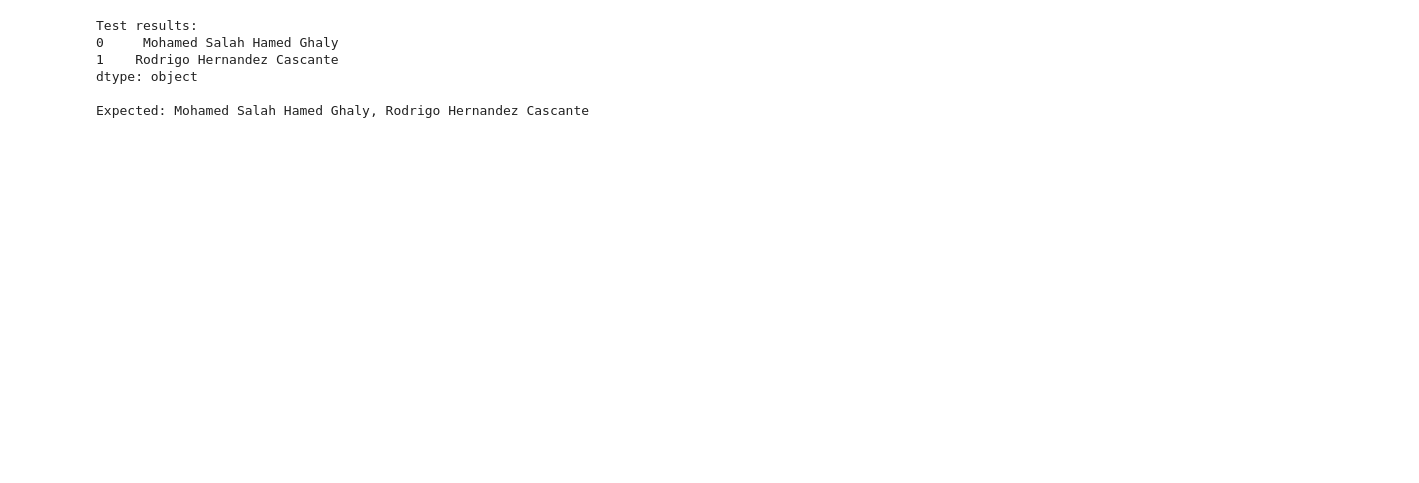
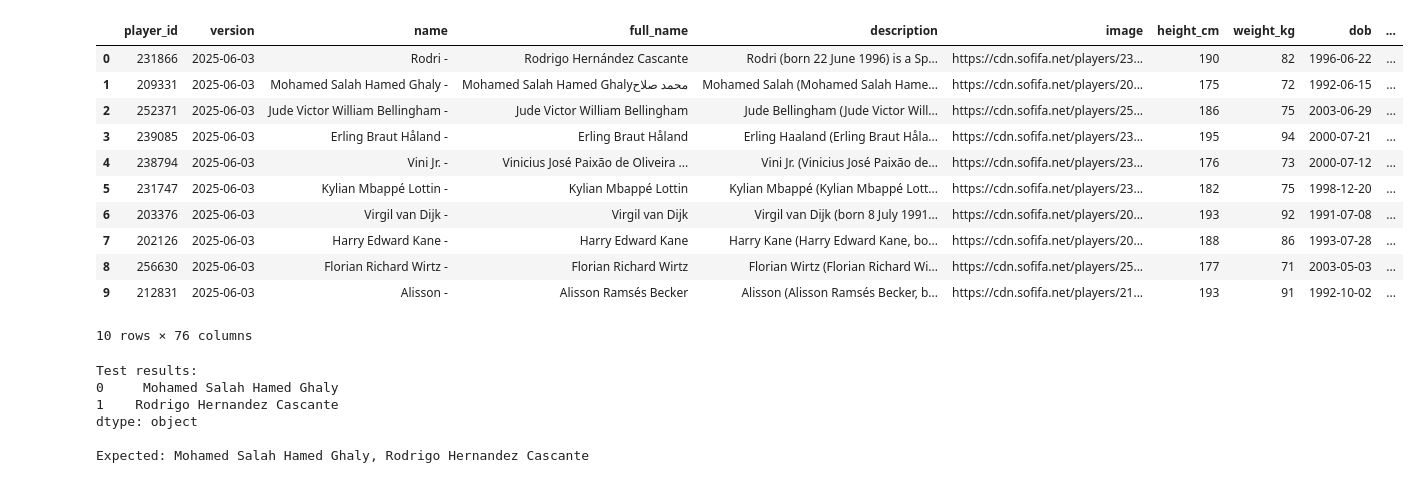
Before and after one commit to JackyJoh/fut, a Jupyter notebook: notebooks/mergeFIFA.ipynb, the cells around one changed output. Cells and saved outputs as stored; diff of their text form; code cells hidden in the pictures; blank space fills up the shorter version.

```diff
--- a/notebooks/mergeFIFA.ipynb
+++ b/notebooks/mergeFIFA.ipynb
@@ -4,9 +4,22 @@ RAW_DATA_DIR = '../data/raw'
 # %%
 df_25 = pd.read_csv(f'{RAW_DATA_DIR}/fifa_25.csv', dtype = str)
 df_25_2 = pd.read_csv(f'{RAW_DATA_DIR}/fifa_25_2.csv', dtype = str)
 # Remove 'gender' == 'F' for df_25_2
 df_25_2 = df_25_2[df_25_2['gender'] != 'F']
 df_25_2 = df_25_2.drop(columns=['gender', 'rank'])
 df_25_2.rename(columns={'player_name': 'name'}, inplace=True)
-#df_25_2.head(10)
+df_25.head(10)
+# %% [output]
+|  | player_id | version | name | full_name | description | image | height_cm | weight_kg | dob | ... |
+| 0 | 231866 | 2025-06-03 | Rodri - | Rodrigo Hernández Cascante | Rodri (born 22 June 1996) is a Sp... | https://cdn.sofifa.net/players/23... | 190 | 82 | 1996-06-22 | ... |
+| 1 | 209331 | 2025-06-03 | Mohamed Salah Hamed Ghaly - | Mohamed Salah Hamed Ghalyمحمد صلاح | Mohamed Salah (Mohamed Salah Hame... | https://cdn.sofifa.net/players/20... | 175 | 72 | 1992-06-15 | ... |
+| 2 | 252371 | 2025-06-03 | Jude Victor William Bellingham - | Jude Victor William Bellingham | Jude Bellingham (Jude Victor Will... | https://cdn.sofifa.net/players/25... | 186 | 75 | 2003-06-29 | ... |
+| 3 | 239085 | 2025-06-03 | Erling Braut Håland - | Erling Braut Håland | Erling Haaland (Erling Braut Håla... | https://cdn.sofifa.net/players/23... | 195 | 94 | 2000-07-21 | ... |
+| 4 | 238794 | 2025-06-03 | Vini Jr. - | Vinicius José Paixão de Oliveira ... | Vini Jr. (Vinicius José Paixão de... | https://cdn.sofifa.net/players/23... | 176 | 73 | 2000-07-12 | ... |
+| 5 | 231747 | 2025-06-03 | Kylian Mbappé Lottin - | Kylian Mbappé Lottin | Kylian Mbappé (Kylian Mbappé Lott... | https://cdn.sofifa.net/players/23... | 182 | 75 | 1998-12-20 | ... |
+| 6 | 203376 | 2025-06-03 | Virgil van Dijk - | Virgil van Dijk | Virgil van Dijk (born 8 July 1991... | https://cdn.sofifa.net/players/20... | 193 | 92 | 1991-07-08 | ... |
+| 7 | 202126 | 2025-06-03 | Harry Edward Kane - | Harry Edward Kane | Harry Kane (Harry Edward Kane, bo... | https://cdn.sofifa.net/players/20... | 188 | 86 | 1993-07-28 | ... |
+| 8 | 256630 | 2025-06-03 | Florian Richard Wirtz - | Florian Richard Wirtz | Florian Wirtz (Florian Richard Wi... | https://cdn.sofifa.net/players/25... | 177 | 71 | 2003-05-03 | ... |
+| 9 | 212831 | 2025-06-03 | Alisson - | Alisson Ramsés Becker | Alisson (Alisson Ramsés Becker, b... | https://cdn.sofifa.net/players/21... | 193 | 91 | 1992-10-02 | ... |
+10 rows × 76 columns
 # %%
```
Also changed, not shown: parts of 16 cells of this notebook, 2 other files.
